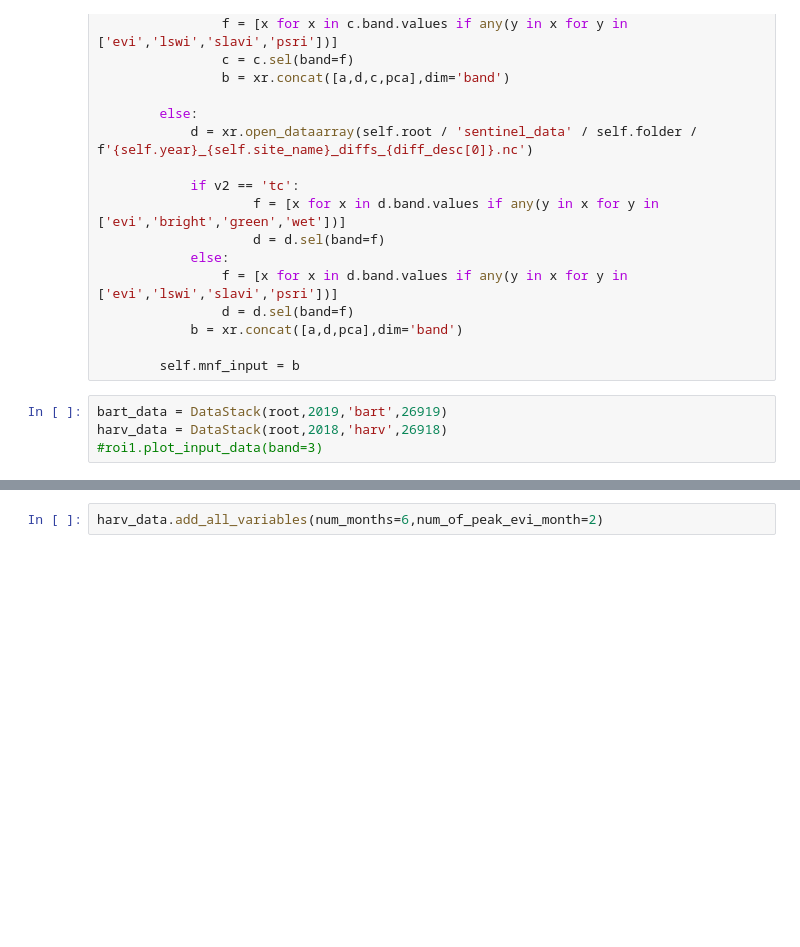
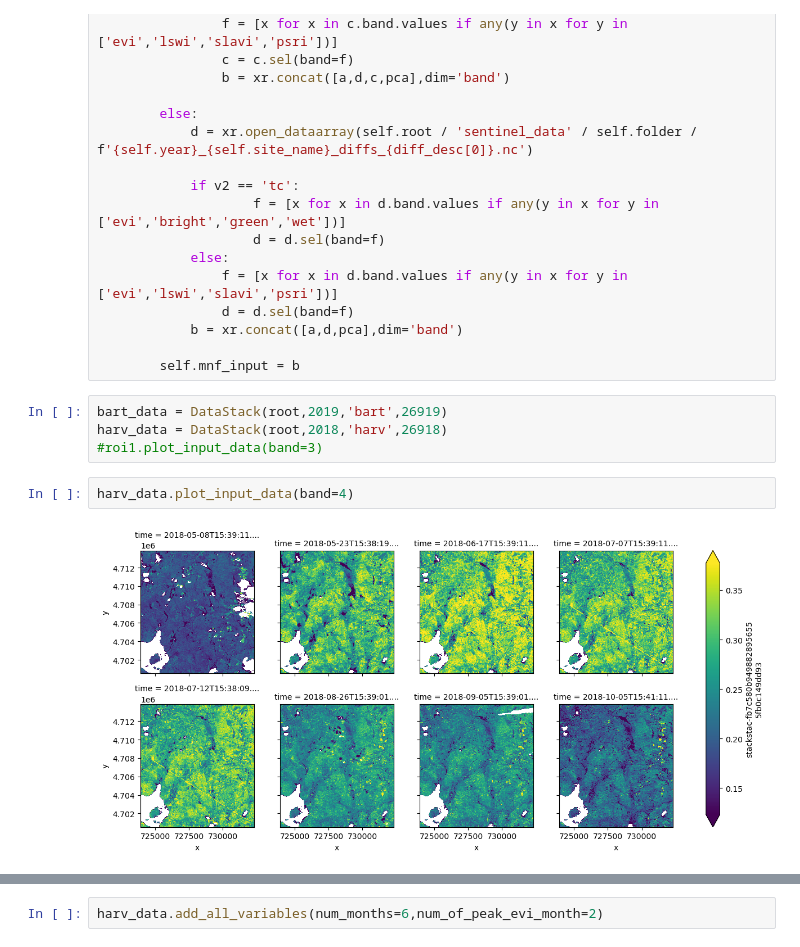
Before and after one commit to rosehanuy/beech-catskills, a Jupyter notebook: data_stack.ipynb, the cells around one changed output, grey strips where cells are left out. Saved outputs shown, nothing was run; the diff lists cells and outputs as text; blank space fills up the shorter version.

```diff
--- a/data_stack.ipynb
+++ b/data_stack.ipynb
@@ -375,4 +375,8 @@ class DataStack():
 bart_data = DataStack(root,2019,'bart',26919)
 harv_data = DataStack(root,2018,'harv',26918)
 #roi1.plot_input_data(band=3)
+# %%
+harv_data.plot_input_data(band=4)
+# %% [output]
+[figure, added]
 # %%
```
Also changed, not shown: parts of 9 cells of this notebook, 2 other files.
